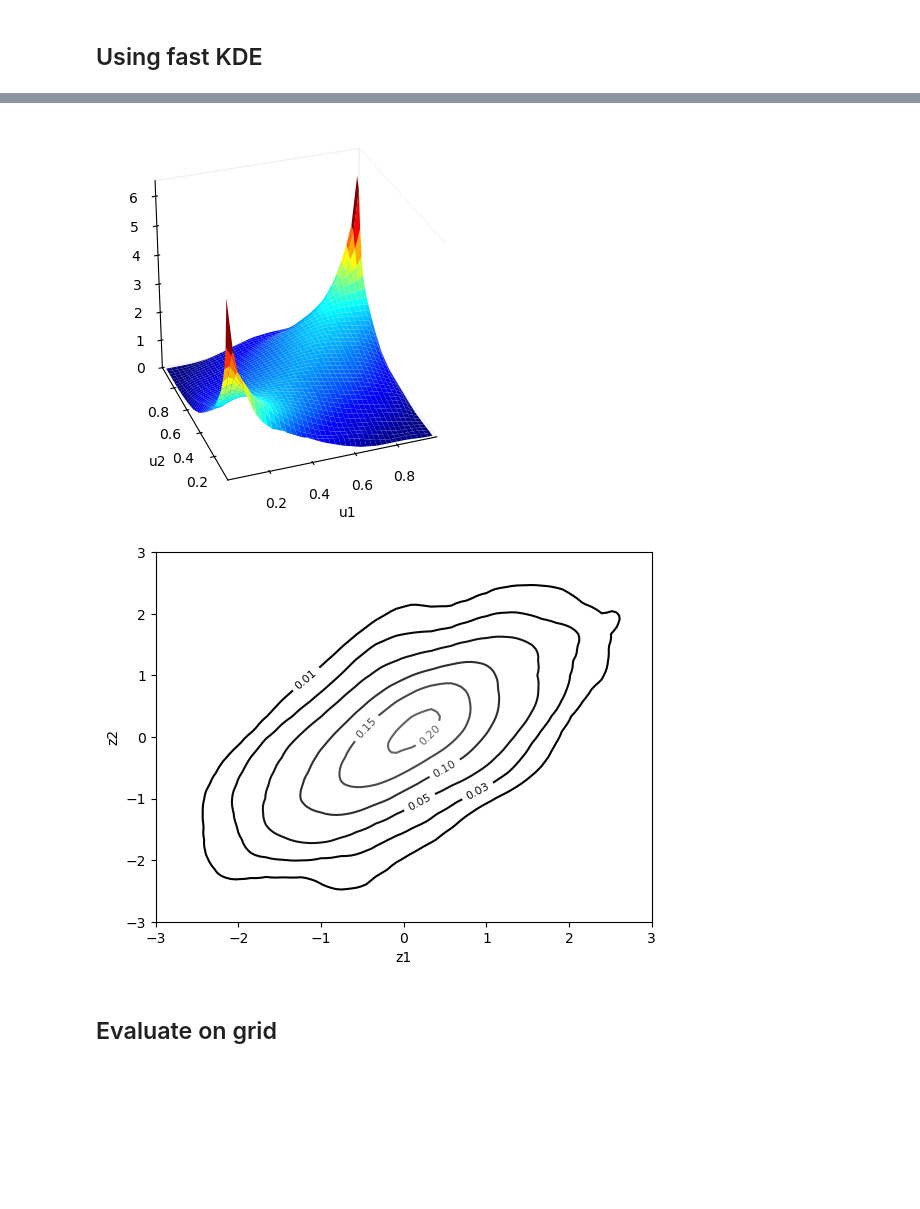
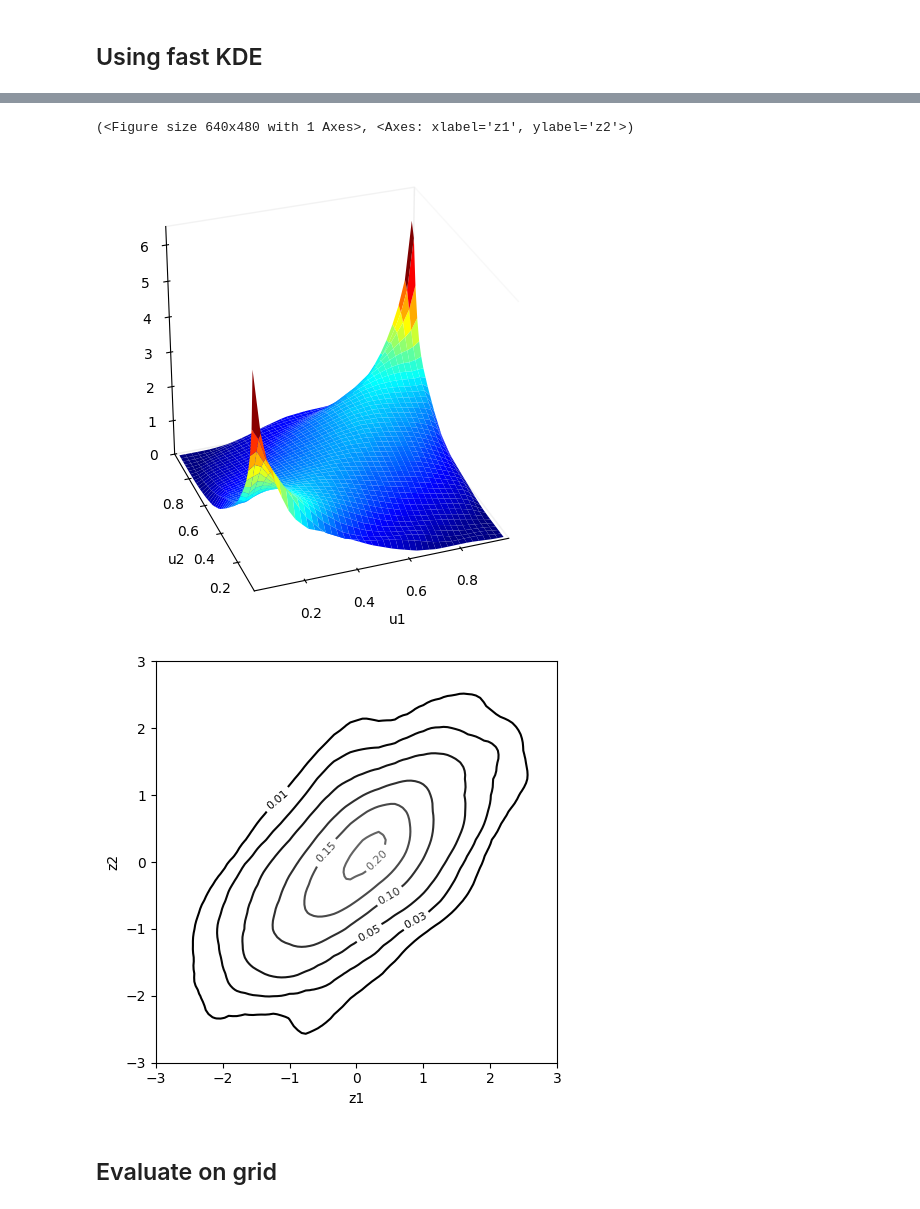
Before and after one commit to TY-Cheng/torchvinecopulib, a Jupyter notebook: examples/3_bicop_tll.ipynb, the cells around one changed output, grey strips where cells are left out. Cells and saved outputs as stored; diff of their text form; code cells hidden in the pictures; blank space fills up the shorter version.

```diff
--- a/examples/3_bicop_tll.ipynb
+++ b/examples/3_bicop_tll.ipynb
@@ -41,9 +41,9 @@ U_tensor = torch.tensor(U, device=DEVICE)
 ## Using fast KDE
 # %%
 cop_fastkde = tvc.BiCop(
-    num_step_grid=128,
+    num_step_grid=1024,
 ).to(DEVICE)
-cop_fastkde.fit(U_tensor, num_obs_max=None)
+cop_fastkde.fit(U_tensor, num_obs_max=None, is_tll=False)
 cop_fastkde.plot()
 cop_fastkde.plot(plot_type="contour", margin_type="norm")
 # %% [output]
@@ -52,13 +55,14 @@ cop_fastkde.plot(plot_type="contour", margin_type="norm")
 # %%
 cop_tll = tvc.BiCop(
-    num_step_grid=128,
+    num_step_grid=1024,
 ).to(DEVICE)
-cop_tll.fit(U_tensor, num_obs_max=None, tll=True)
+cop_tll.fit(U_tensor, num_obs_max=None, is_tll=True)
 cop_tll.plot()
 cop_tll.plot(plot_type="contour", margin_type="norm")
 # %% [output]
+(<Figure size 640x480 with 1 Axes>, <Axes: xlabel='z1', ylabel='z2'>)
-[figure, old version]
+[figure, new version]
-[figure, old version]
+[figure, new version]
 # %% [markdown]
 ## Evaluate on grid
 # %%
```
Also changed, not shown: parts of 4 cells of this notebook, 6 other files.
